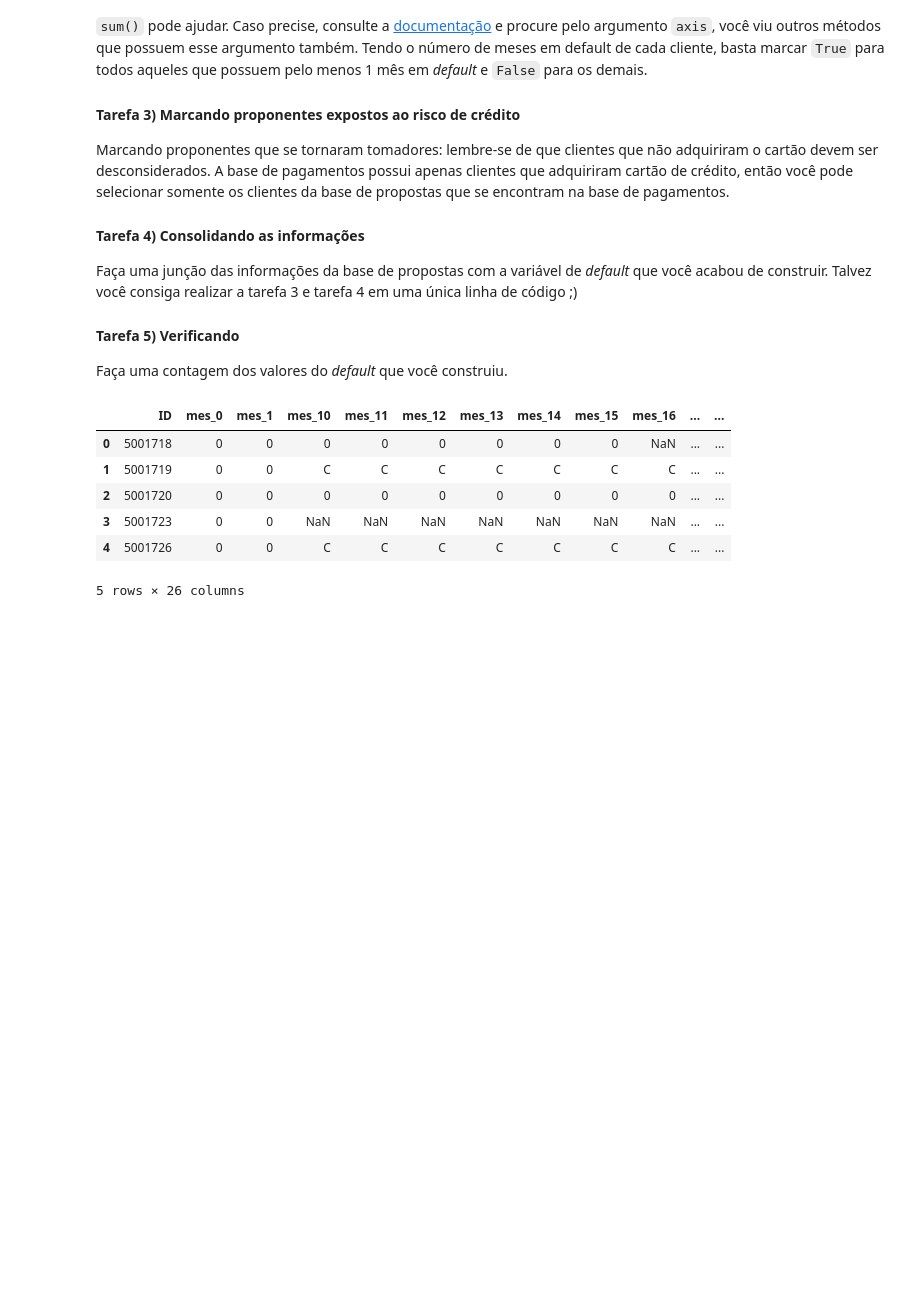
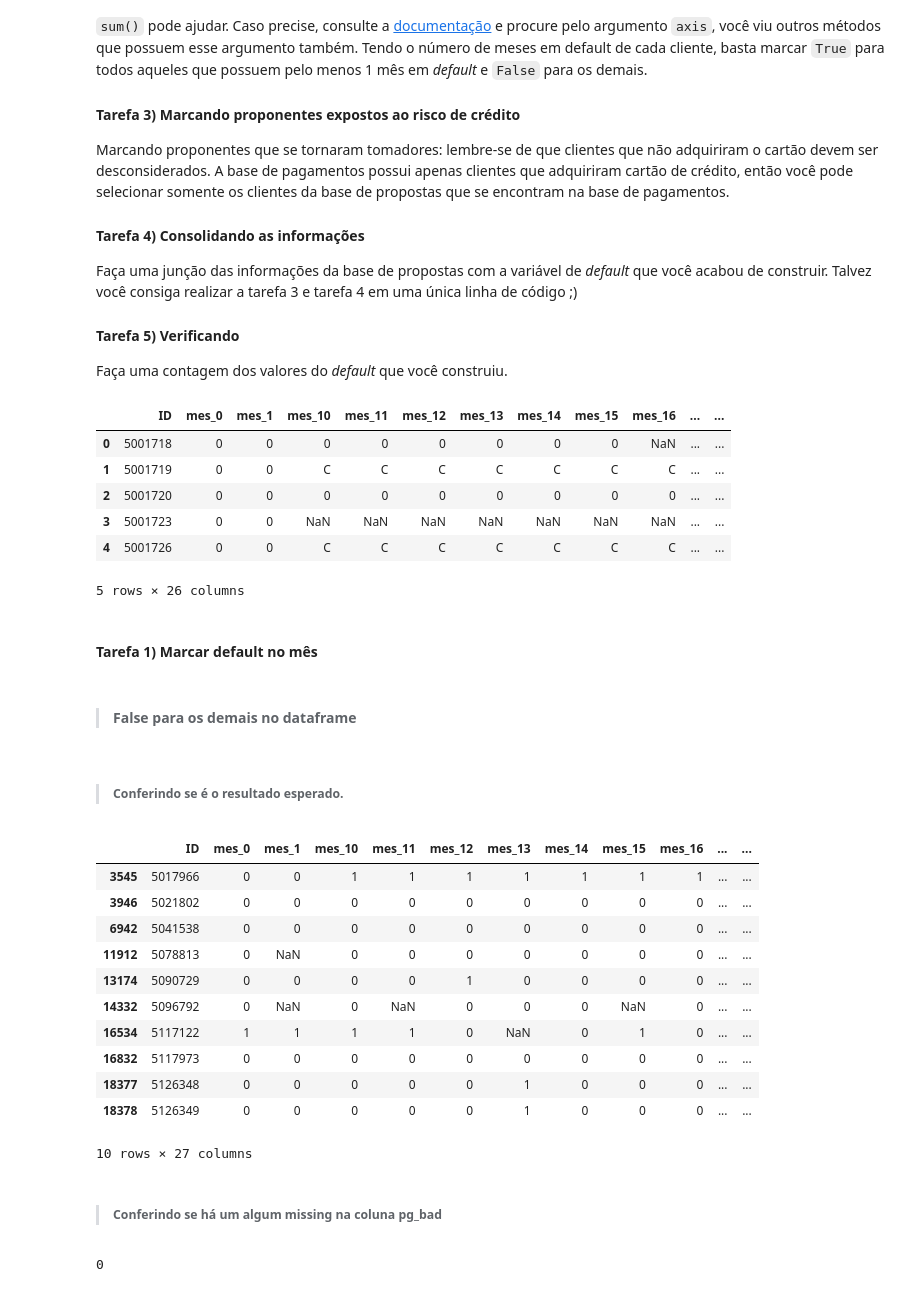
Before and after one commit to TiagoSilvaLourenco/data_science, a Jupyter notebook: modulo_5/Tarefa 2/Mod5Ex_aulas_04a05.ipynb, the cells around one changed output. Drawn from its saved outputs; the diff is of its cells as text; code cells hidden in the pictures; blank space fills up the shorter version.

```diff
--- a/modulo_5/Tarefa 2/Mod5Ex_aulas_04a05.ipynb
+++ b/modulo_5/Tarefa 2/Mod5Ex_aulas_04a05.ipynb
@@ -91,0 +82,2 @@ pg.head()
+# %% [markdown]
+#### Tarefa 1) Marcar default no mês
@@ -91,0 +90,2 @@ pg.head()
+# %% [markdown]
+>#### False para os demais no dataframe
@@ -91,0 +94,23 @@ pg.head()
+# %% [markdown]
+>##### Conferindo se é o resultado esperado.
+# %%
+pg[pg.mes_24=='2']
+# %% [output]
+|  | ID | mes_0 | mes_1 | mes_10 | mes_11 | mes_12 | mes_13 | mes_14 | mes_15 | mes_16 | ... | ... |
+| 3545 | 5017966 | 0 | 0 | 1 | 1 | 1 | 1 | 1 | 1 | 1 | ... | ... |
+| 3946 | 5021802 | 0 | 0 | 0 | 0 | 0 | 0 | 0 | 0 | 0 | ... | ... |
+| 6942 | 5041538 | 0 | 0 | 0 | 0 | 0 | 0 | 0 | 0 | 0 | ... | ... |
+| 11912 | 5078813 | 0 | NaN | 0 | 0 | 0 | 0 | 0 | 0 | 0 | ... | ... |
+| 13174 | 5090729 | 0 | 0 | 0 | 0 | 1 | 0 | 0 | 0 | 0 | ... | ... |
+| 14332 | 5096792 | 0 | NaN | 0 | NaN | 0 | 0 | 0 | NaN | 0 | ... | ... |
+| 16534 | 5117122 | 1 | 1 | 1 | 1 | 0 | NaN | 0 | 1 | 0 | ... | ... |
+| 16832 | 5117973 | 0 | 0 | 0 | 0 | 0 | 0 | 0 | 0 | 0 | ... | ... |
+| 18377 | 5126348 | 0 | 0 | 0 | 0 | 0 | 1 | 0 | 0 | 0 | ... | ... |
+| 18378 | 5126349 | 0 | 0 | 0 | 0 | 0 | 1 | 0 | 0 | 0 | ... | ... |
+10 rows × 27 columns
+# %% [markdown]
+>##### Conferindo se há um algum missing na coluna pg_bad
+# %%
+pg.pg_bad.isna().sum()
+# %% [output]
+0
```
Also changed, not shown: parts of 18 cells of this notebook.
